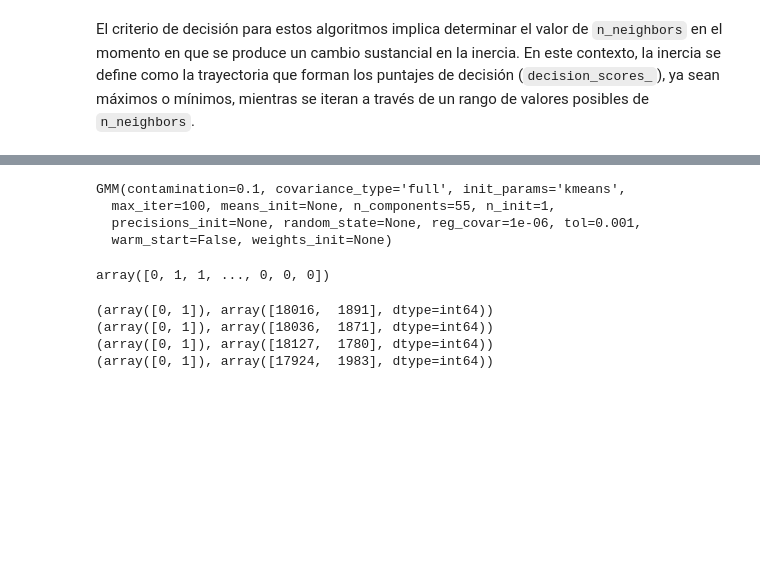
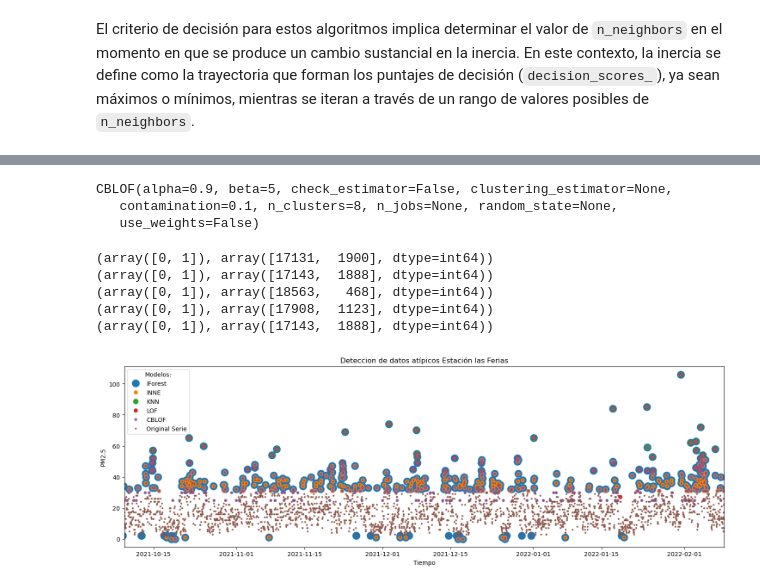
Before and after one commit to cranisor/Datos_Atipicos, a Jupyter notebook: Detection_Outliers/Detection_Outliers.ipynb, the cells around one changed output, grey strips where cells are left out. Saved outputs shown, nothing was run; the diff lists cells and outputs as text; code cells hidden in the pictures; blank space fills up the shorter version.

```diff
--- a/Detection_Outliers/Detection_Outliers.ipynb
+++ b/Detection_Outliers/Detection_Outliers.ipynb
@@ -138,17 +142,18 @@ NameError: name 'plt' is not defined
 # %%
-detector_1 = IForest(n_estimators=50)
-detector_1.fit(data_pm25)
-detector_2 = INNE(n_estimators=35)
-detector_2.fit(data_pm25)
-detector_3 = KNN(n_neighbors=43)
-detector_3.fit(data_pm25)
-detector_4 = GMM(n_components=55)
-detector_4.fit(data_pm25)
+detector_1 = IForest()
+detector_1.fit(data_pm10 )
+detector_2 = INNE()
+detector_2.fit(data_pm10 )
+detector_3 = KNN()
+detector_3.fit(data_pm10 )
+detector_4 = LOF()
+detector_4.fit(data_pm10 )
+detector_5 = CBLOF()
+detector_5.fit(data_pm10 )
 # %% [output]
-GMM(contamination=0.1, covariance_type='full', init_params='kmeans',
-  max_iter=100, means_init=None, n_components=55, n_init=1,
-  precisions_init=None, random_state=None, reg_covar=1e-06, tol=0.001,
-  warm_start=False, weights_init=None)
+CBLOF(alpha=0.9, beta=5, check_estimator=False, clustering_estimator=None,
+   contamination=0.1, n_clusters=8, n_jobs=None, random_state=None,
+   use_weights=False)
 # %%
 def detect_and_select_outliers(detector, data):
     """
@@ -173,21 +179,34 @@ data_outliers_GMM = detect_and_select_outliers(detector_4, data_pm25)
-# %%
-#Se muestra las previsiones de valores inliers y outliers.
-#Las etiquetas binarias de los datos de entrenamiento. 0 significa inliers y 1 para valores atípicos/anomalías.
-previsiones_1 = detector_1.labels_
-previsiones_1
-# %% [output]
-array([0, 1, 1, ..., 0, 0, 0])
 # %%
 #Se muestra de la cantidad total de datos, la cantidad de valores no outliers y la cantidad de posibles outliers.
 print(np.unique(detector_1.labels_, return_counts = True))
 print(np.unique(detector_2.labels_, return_counts = True))
 print(np.unique(detector_3.labels_, return_counts = True))
 print(np.unique(detector_4.labels_, return_counts = True))
+print(np.unique(detector_5.labels_, return_counts = True))
 # %% [output]
-(array([0, 1]), array([18016,  1891], dtype=int64))
-(array([0, 1]), array([18036,  1871], dtype=int64))
-(array([0, 1]), array([18127,  1780], dtype=int64))
-(array([0, 1]), array([17924,  1983], dtype=int64))
+(array([0, 1]), array([17131,  1900], dtype=int64))
+(array([0, 1]), array([17143,  1888], dtype=int64))
+(array([0, 1]), array([18563,   468], dtype=int64))
+(array([0, 1]), array([17908,  1123], dtype=int64))
+(array([0, 1]), array([17143,  1888], dtype=int64))
+# %%
+plt.figure(figsize=(18,12))
+plt.subplot(211)
+plt.plot(data_outliers_IForest, 'o', label = 'IForest',markersize=12)
+plt.plot(data_outliers_INNE, 'o', label = 'INNE',markersize=6)
+plt.plot(data_outliers_KNN, 'o', label = 'KNN',markersize=8)
+plt.plot(data_outliers_LOF, 'o', label = 'LOF',markersize=6)
+plt.plot(data_outliers_CBLOF,'o',label = 'CBLOF',markersize=4)
+plt.plot(data_pm25,'o', markersize=2, label = 'Original Serie')
+plt.legend(title="Modelos:")
+plt.xlim(pd.Timestamp('2021-10-09 00:00:00'), pd.Timestamp('2022-02-09 04:00:00'))
+
+plt.title('Deteccion de datos atípicos Estación las Ferias')
+plt.xlabel('Tiempo')
+plt.ylabel('PM2.5')
+plt.show()
+# %% [output]
+[figure, added]
 # %%
 plt.figure(figsize=(18,12))
 plt.subplot(211)
```
Also changed, not shown: parts of 11 cells of this notebook.
